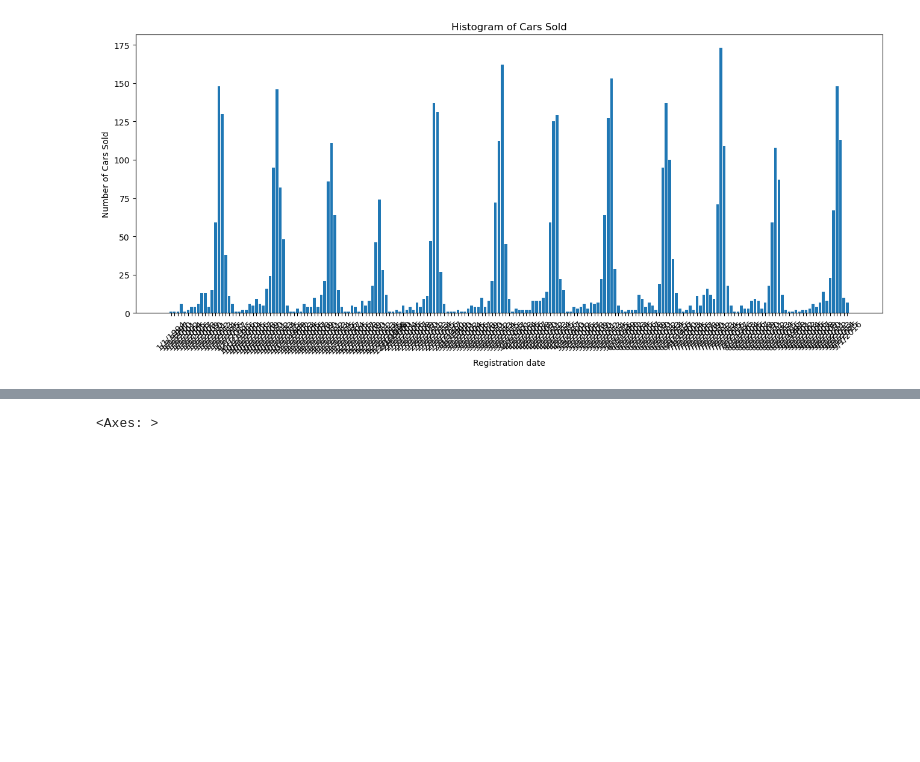
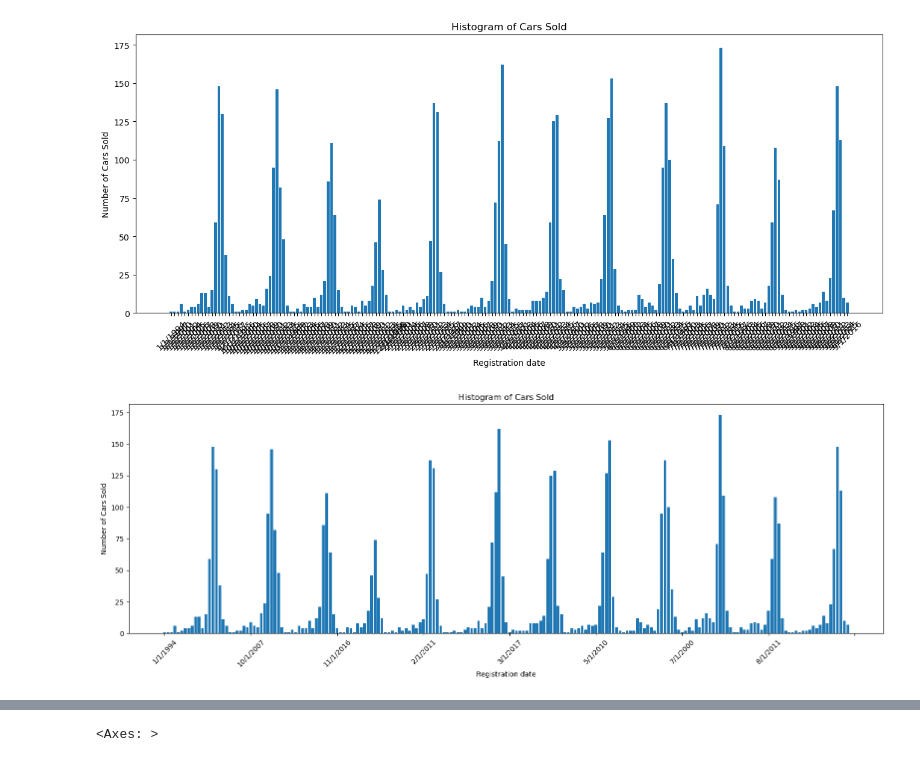
Before and after one commit to Mauvois/checkpoint_1, a Jupyter notebook: beta_checkpoint_MAUVOIS.ipynb, the cells around one changed output, grey strips where cells are left out. Cells and saved outputs as stored; diff of their text form; code cells hidden in the pictures; blank space fills up the shorter version.

```diff
--- a/beta_checkpoint_MAUVOIS.ipynb
+++ b/beta_checkpoint_MAUVOIS.ipynb
@@ -148,3 +156,19 @@ from datetime import datetime
+# %%
+plt.figure(figsize=(16, 6))
+plt.bar(registration_counts.index, registration_counts.values)
+plt.xlabel('Registration date')
+plt.ylabel('Number of Cars Sold')
+plt.title('Histogram of Cars Sold')
+
+# Configuration pour afficher seulement quelques étiquettes sur l'axe des x
+max_num_labels = 10  # Choisissez le nombre maximum d'étiquettes à afficher
+plt.gca().xaxis.set_major_locator(ticker.MaxNLocator(nbins=max_num_labels))
+
+plt.xticks(rotation=45)
+plt.tight_layout()  # Pour éviter que les étiquettes se chevauchent
+plt.show()
+# %% [output]
+[figure, added]
 # %%
 corr_df = df[["mileage", "engine_power", "age", "price"]]
 # %%
```
Also changed, not shown: parts of 33 cells of this notebook, 1 other file.
